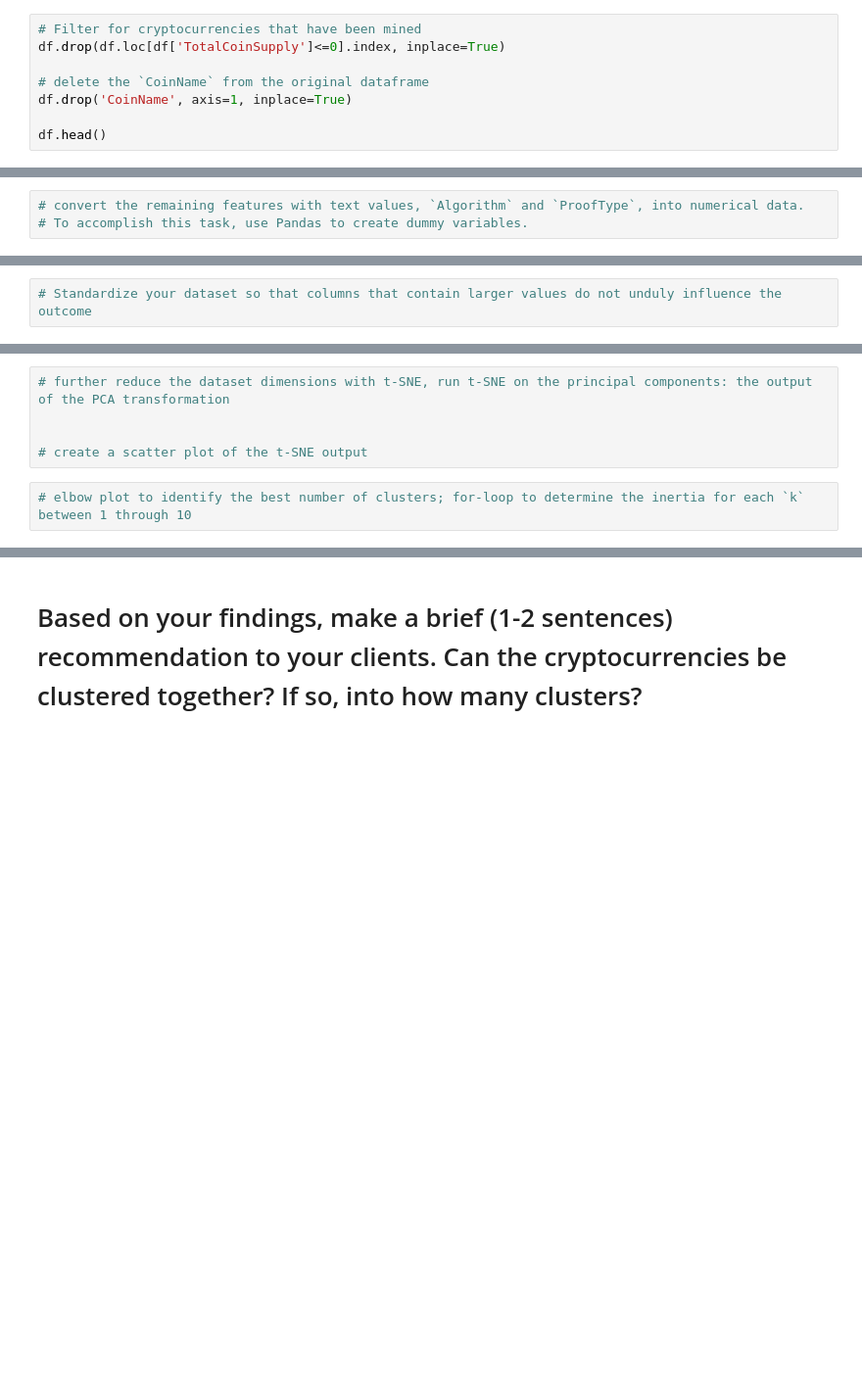
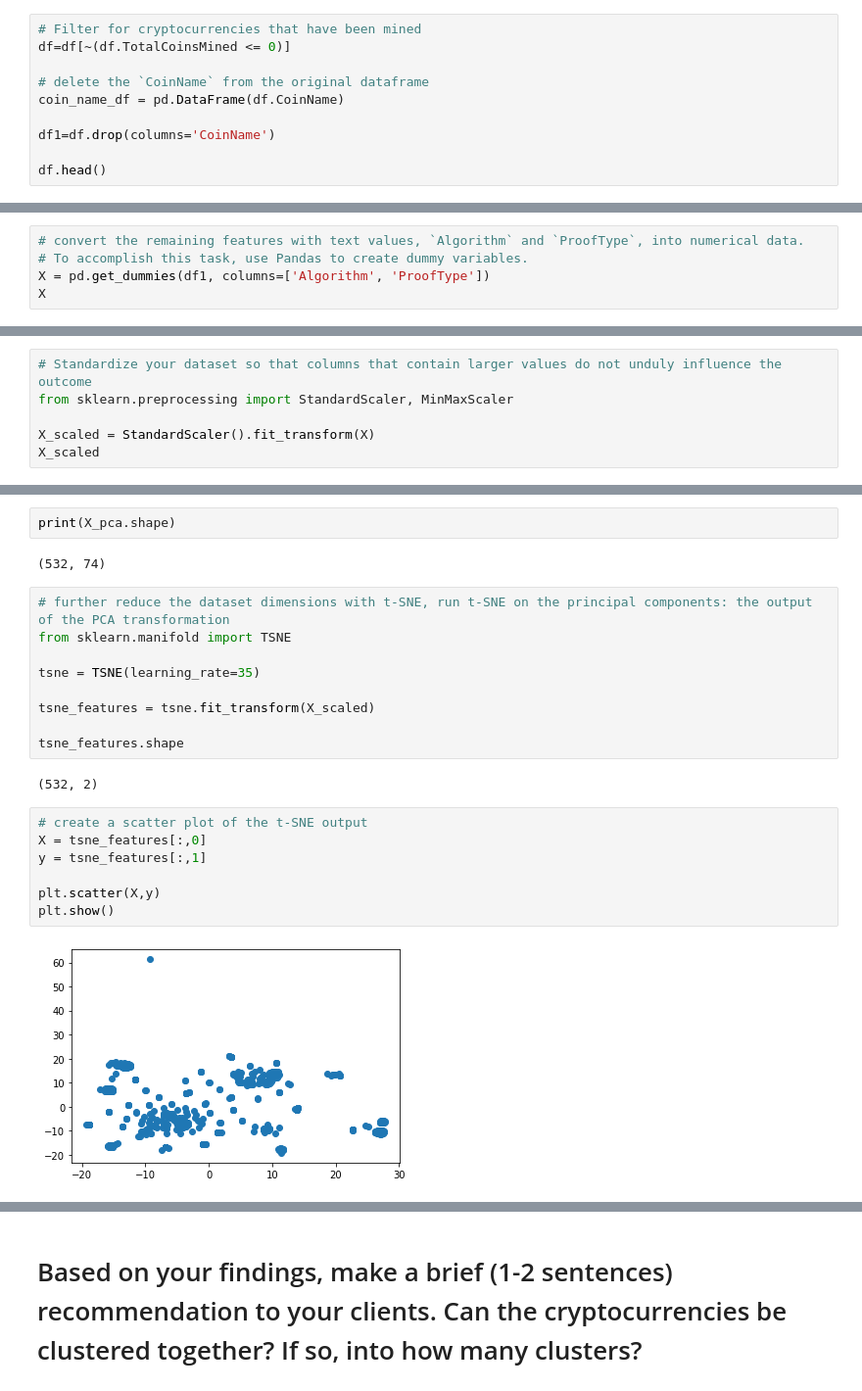
Before and after one commit to staceyj118/cryptocurrency_clusters, a Jupyter notebook: cryptocurrencies.ipynb, the cells around one changed output, grey strips where cells are left out. Shown at 98% size. Drawn from its saved outputs; the diff is of its cells as text; blank space fills up the shorter version.

```diff
--- a/cryptocurrencies.ipynb
+++ b/cryptocurrencies.ipynb
@@ -40,9 +71,11 @@ df.head()
 # %%
 # Filter for cryptocurrencies that have been mined
-df.drop(df.loc[df['TotalCoinSupply']<=0].index, inplace=True)
+df=df[~(df.TotalCoinsMined <= 0)]
 
 # delete the `CoinName` from the original dataframe
-df.drop('CoinName', axis=1, inplace=True)
+coin_name_df = pd.DataFrame(df.CoinName)
+
+df1=df.drop(columns='CoinName')
 
 df.head()
 # %% [output]
@@ -50,3 +104,5 @@ TypeError: '<=' not supported between instances of 'str' and 'int'
 # %%
 # convert the remaining features with text values, `Algorithm` and `ProofType`, into numerical data.
 # To accomplish this task, use Pandas to create dummy variables.
+X = pd.get_dummies(df1, columns=['Algorithm', 'ProofType'])
+X
@@ -53,2 +123,6 @@ TypeError: '<=' not supported between instances of 'str' and 'int'
 # %%
 # Standardize your dataset so that columns that contain larger values do not unduly influence the outcome
+from sklearn.preprocessing import StandardScaler, MinMaxScaler
+
+X_scaled = StandardScaler().fit_transform(X)
+X_scaled
@@ -57,7 +167,24 @@ TypeError: '<=' not supported between instances of 'str' and 'int'
+# %%
+print(X_pca.shape)
+# %% [output]
+(532, 74)
 # %%
 # further reduce the dataset dimensions with t-SNE, run t-SNE on the principal components: the output of the PCA transformation
+from sklearn.manifold import TSNE
 
+tsne = TSNE(learning_rate=35)
 
-# create a scatter plot of the t-SNE output
+tsne_features = tsne.fit_transform(X_scaled)
+
+tsne_features.shape
+# %% [output]
+(532, 2)
-# %%
-# elbow plot to identify the best number of clusters; for-loop to determine the inertia for each `k` between 1 through 10
+# %%
+# create a scatter plot of the t-SNE output
+X = tsne_features[:,0]
+y = tsne_features[:,1]
+
+plt.scatter(X,y)
+plt.show()
+# %% [output]
+[figure, added]
```
Also changed, not shown: parts of 15 cells of this notebook, 1 other file.
